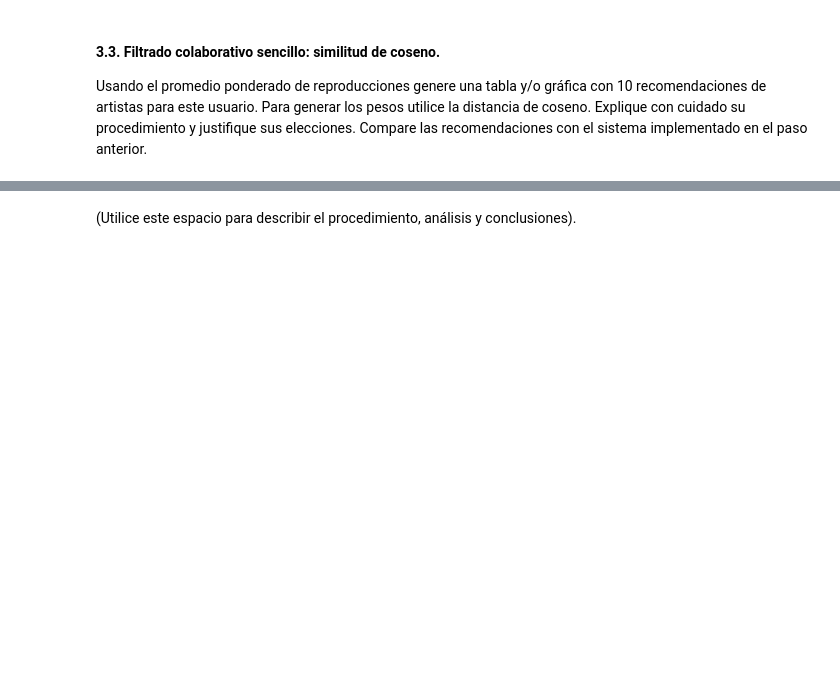
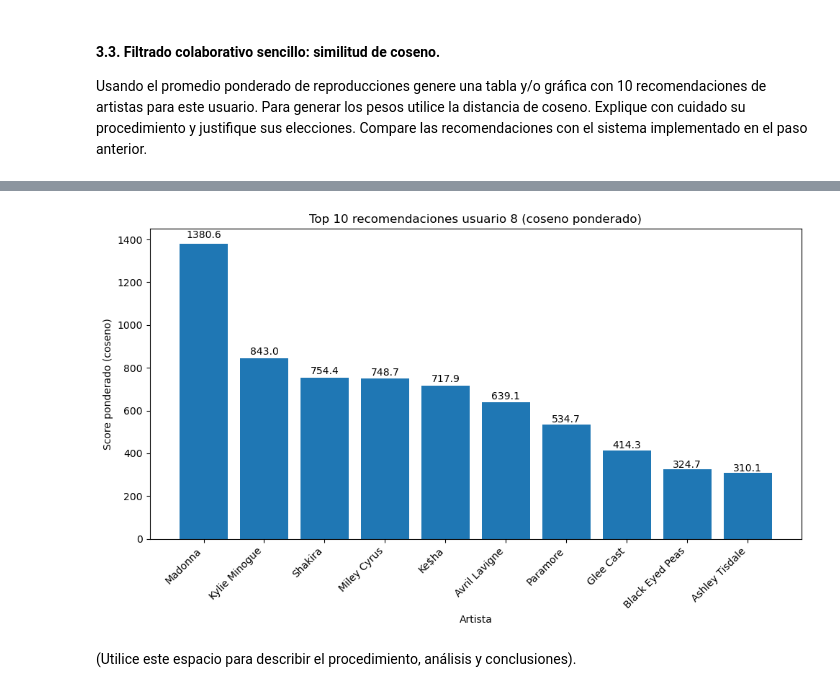
Before and after one commit to DanielEMontero/MIAD_ANS_202514, a Jupyter notebook: Semana 5/DM_S5_LC_Taller_Colab.ipynb, the cells around one changed output, grey strips where cells are left out. Saved outputs shown, nothing was run; the diff lists cells and outputs as text; code cells hidden in the pictures; blank space fills up the shorter version.

```diff
--- a/Semana 5/DM_S5_LC_Taller_Colab.ipynb
+++ b/Semana 5/DM_S5_LC_Taller_Colab.ipynb
@@ -86,0 +422,5 @@ Usando el promedio ponderado de reproducciones genere una tabla y/o gráfica  co
+# %%
+usuario_objetivo = 8
+sim_coseno = cosine_similarity(matriz.loc[[usuario_objetivo]], matriz)[0]
+sim_df = pd.DataFrame({'id_user': matriz.index, 'similitud': sim_coseno})
+sim_df.sort_values(by='similitud', ascending=False)
@@ -86,0 +441,3 @@ Usando el promedio ponderado de reproducciones genere una tabla y/o gráfica  co
+# %%
+sim_vector = pd.Series(sim_df['similitud'].values, index=matriz.index)
+matriz_ponderada = matriz.T.dot(sim_vector) / sim_vector.sum()
@@ -86,0 +460,3 @@ Usando el promedio ponderado de reproducciones genere una tabla y/o gráfica  co
+# %%
+matriz_ponderada = matriz_ponderada[~matriz_ponderada.index.isin(artistas_escuchados)]
+matriz_ponderada.sort_values(ascending=False)
@@ -86,0 +477,10 @@ Usando el promedio ponderado de reproducciones genere una tabla y/o gráfica  co
+# %%
+recomendados_coseno = matriz_ponderada.reset_index().rename(columns={0: 'score'})
+recomendados_coseno = pd.merge(
+    recomendados_coseno,
+    artist[['id_artist','name_artist']],
+    on='id_artist',
+    how='left'
+).sort_values(by='score',ascending=False)
+recomendados_coseno = recomendados_coseno[:10]
+recomendados_coseno
@@ -87,3 +499,19 @@ Usando el promedio ponderado de reproducciones genere una tabla y/o gráfica  co
+# %%
+plt.figure(figsize=(10,6))
+plt.bar(recomendados_coseno['name_artist'], recomendados_coseno['score'])
+plt.xlabel("Artista")
+plt.ylabel("Score ponderado (coseno)")
+plt.title(f"Top 10 recomendaciones usuario {usuario_objetivo} (coseno ponderado)")
+plt.xticks(rotation=45, ha="right")
+
+# Etiquetas encima de cada barra
+for i, v in enumerate(recomendados_coseno['score']):
+    plt.text(i, v + v*0.02, f"{v:.1f}", ha='center')
+
+plt.tight_layout()
+plt.show()
+# %% [output]
+[figure, added]
 # %% [markdown]
 (Utilice este espacio para describir el procedimiento, análisis y conclusiones).
 # %% [markdown]
```
Also changed, not shown: parts of 50 cells of this notebook.
